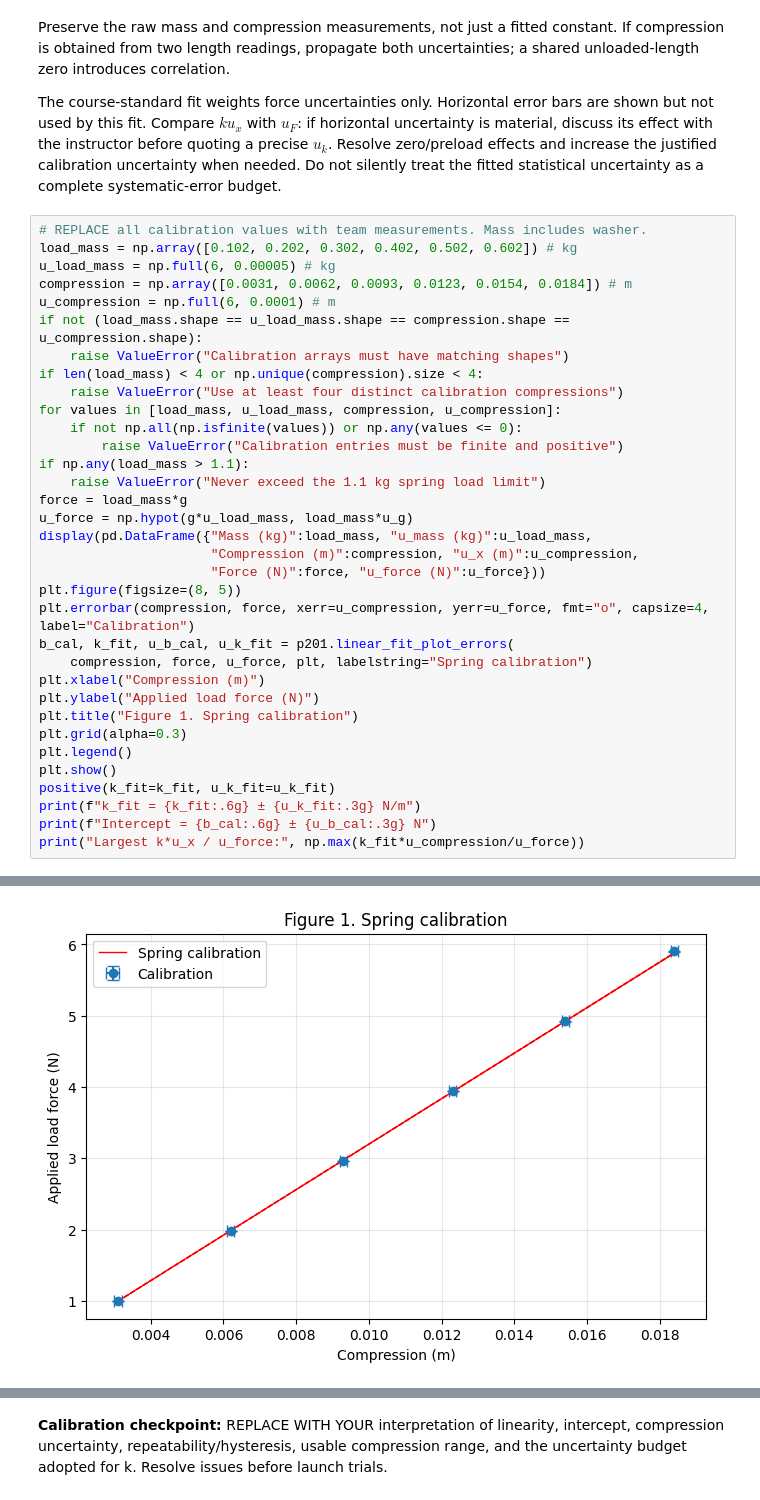
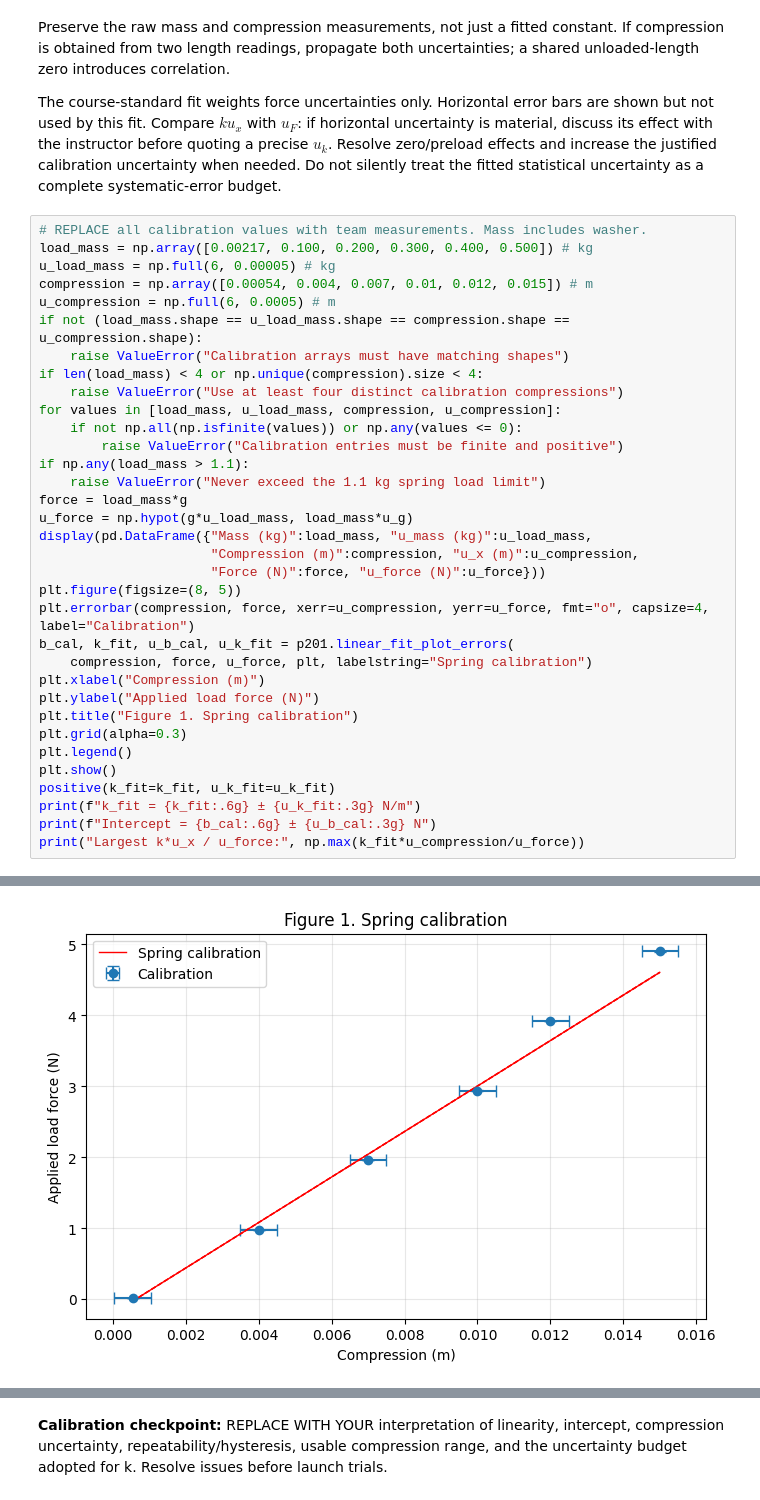
Before and after one commit to aston-french/Phys201L, a Jupyter notebook: labs/Lab05_Air_Track_Conservation_of_Energy/Lab05_Air_Track_Conservation_of_Energy.ipynb, the cells around one changed output, grey strips where cells are left out. Cells and saved outputs as stored; diff of their text form.

```diff
--- a/labs/Lab05_Air_Track_Conservation_of_Energy/Lab05_Air_Track_Conservation_of_Energy.ipynb
+++ b/labs/Lab05_Air_Track_Conservation_of_Energy/Lab05_Air_Track_Conservation_of_Energy.ipynb
@@ -159,10 +161,10 @@ Create a labeled **load force versus compression** graph in Capstone (Table & Gr
 The course-standard fit weights force uncertainties only. Horizontal error bars are shown but not used by this fit. Compare $k u_x$ with $u_F$: if horizontal uncertainty is material, discuss its effect with the instructor before quoting a precise $u_k$. Resolve zero/preload effects and increase the justified calibration uncertainty when needed. Do not silently treat the fitted statistical uncertainty as a complete systematic-error budget.
 # %%
 # REPLACE all calibration values with team measurements. Mass includes washer.
-load_mass = np.array([0.102, 0.202, 0.302, 0.402, 0.502, 0.602]) # kg
+load_mass = np.array([0.00217, 0.100, 0.200, 0.300, 0.400, 0.500]) # kg
 u_load_mass = np.full(6, 0.00005) # kg
-compression = np.array([0.0031, 0.0062, 0.0093, 0.0123, 0.0154, 0.0184]) # m
-u_compression = np.full(6, 0.0001) # m
+compression = np.array([0.00054, 0.004, 0.007, 0.01, 0.012, 0.015]) # m
+u_compression = np.full(6, 0.0005) # m
 if not (load_mass.shape == u_load_mass.shape == compression.shape == u_compression.shape):
     raise ValueError("Calibration arrays must have matching shapes")
 if len(load_mass) < 4 or np.unique(compression).size < 4:
@@ -209 +211 @@ Spring calibration: Final Result: y = (319.21385 +/- 0.12860) x + (0.00730 +/- 0
-[figure, old version]
+[figure, new version]
```
Also changed, not shown: parts of 7 cells of this notebook.
